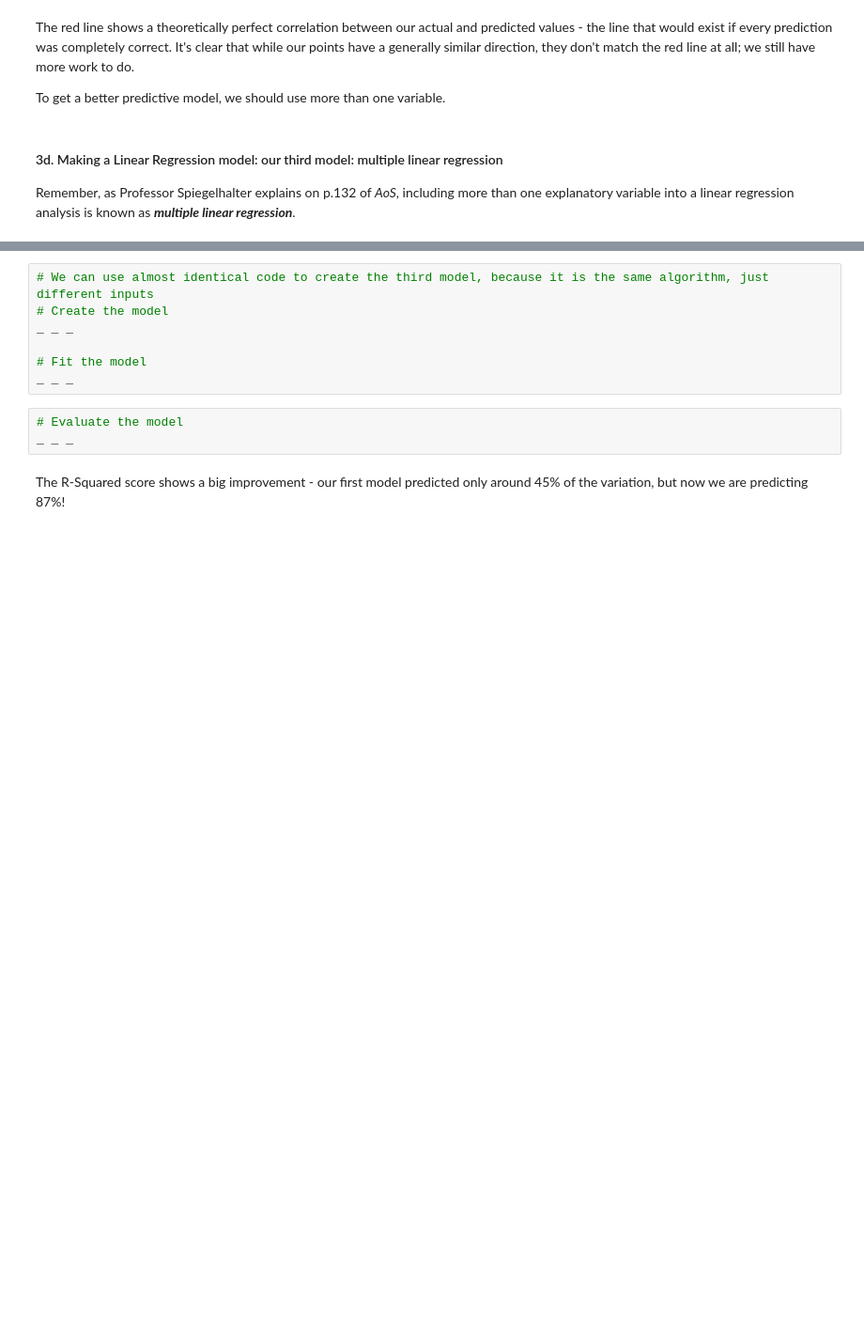
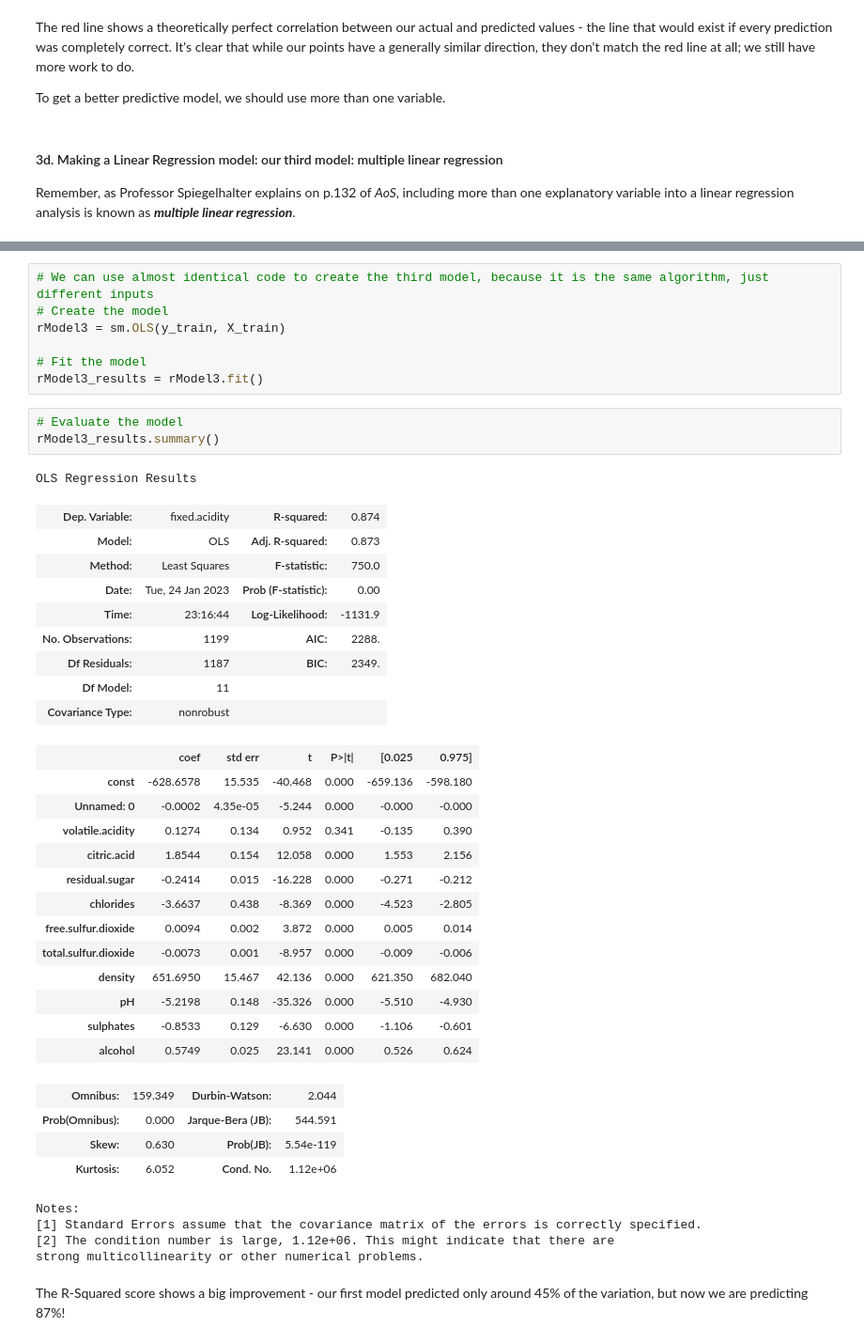
Before and after one commit to MaryamNzr/RedWine--Linear-Regression, a Jupyter notebook: Springboard Regression Case Study - the Red Wine Dataset - Tier 3.ipynb, the cells around one changed output, grey strips where cells are left out. Shown at 94% size. Saved outputs shown, nothing was run; the diff lists cells and outputs as text; blank space fills up the shorter version.

```diff
--- a/Springboard Regression Case Study - the Red Wine Dataset - Tier 3.ipynb
+++ b/Springboard Regression Case Study - the Red Wine Dataset - Tier 3.ipynb
@@ -389,13 +416,45 @@ _ _ _
 # %%
 # We can use almost identical code to create the third model, because it is the same algorithm, just different inputs
 # Create the model
-_ _ _
+rModel3 = sm.OLS(y_train, X_train)
 
 # Fit the model
-_ _ _
+rModel3_results = rModel3.fit()
 # %%
 # Evaluate the model
-_ _ _
+rModel3_results.summary()
+# %% [output]
+OLS Regression Results
+| Dep. Variable: | fixed.acidity | R-squared: | 0.874 |
+| Model: | OLS | Adj. R-squared: | 0.873 |
+| Method: | Least Squares | F-statistic: | 750.0 |
+| Date: | Tue, 24 Jan 2023 | Prob (F-statistic): | 0.00 |
+| Time: | 23:16:44 | Log-Likelihood: | -1131.9 |
+| No. Observations: | 1199 | AIC: | 2288. |
+| Df Residuals: | 1187 | BIC: | 2349. |
+| Df Model: | 11 |  |  |
+| Covariance Type: | nonrobust |  |  |
+|  | coef | std err | t | P>|t| | [0.025 | 0.975] |
+| const | -628.6578 | 15.535 | -40.468 | 0.000 | -659.136 | -598.180 |
+| Unnamed: 0 | -0.0002 | 4.35e-05 | -5.244 | 0.000 | -0.000 | -0.000 |
+| volatile.acidity | 0.1274 | 0.134 | 0.952 | 0.341 | -0.135 | 0.390 |
+| citric.acid | 1.8544 | 0.154 | 12.058 | 0.000 | 1.553 | 2.156 |
+| residual.sugar | -0.2414 | 0.015 | -16.228 | 0.000 | -0.271 | -0.212 |
+| chlorides | -3.6637 | 0.438 | -8.369 | 0.000 | -4.523 | -2.805 |
+| free.sulfur.dioxide | 0.0094 | 0.002 | 3.872 | 0.000 | 0.005 | 0.014 |
+| total.sulfur.dioxide | -0.0073 | 0.001 | -8.957 | 0.000 | -0.009 | -0.006 |
+| density | 651.6950 | 15.467 | 42.136 | 0.000 | 621.350 | 682.040 |
+| pH | -5.2198 | 0.148 | -35.326 | 0.000 | -5.510 | -4.930 |
+| sulphates | -0.8533 | 0.129 | -6.630 | 0.000 | -1.106 | -0.601 |
+| alcohol | 0.5749 | 0.025 | 23.141 | 0.000 | 0.526 | 0.624 |
+| Omnibus: | 159.349 | Durbin-Watson: | 2.044 |
+| Prob(Omnibus): | 0.000 | Jarque-Bera (JB): | 544.591 |
+| Skew: | 0.630 | Prob(JB): | 5.54e-119 |
+| Kurtosis: | 6.052 | Cond. No. | 1.12e+06 |
+Notes:
+[1] Standard Errors assume that the covariance matrix of the errors is correctly specified.
+[2] The condition number is large, 1.12e+06. This might indicate that there are
+strong multicollinearity or other numerical problems.
 # %% [markdown]
 The R-Squared score shows a big improvement - our first model predicted only around 45% of the variation, but now we are predicting 87%!
 # %%
```
Also changed, not shown: parts of 14 cells of this notebook.
